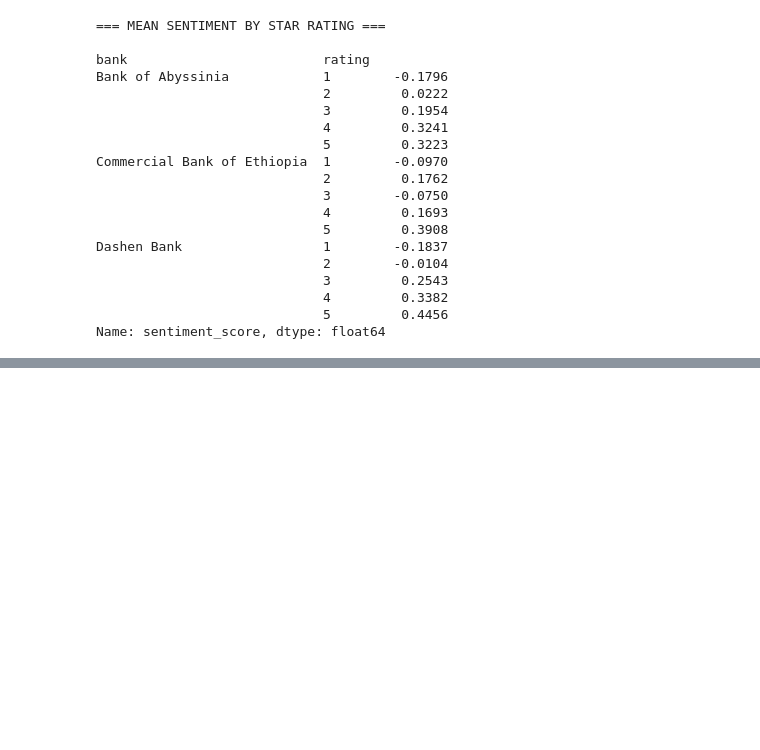
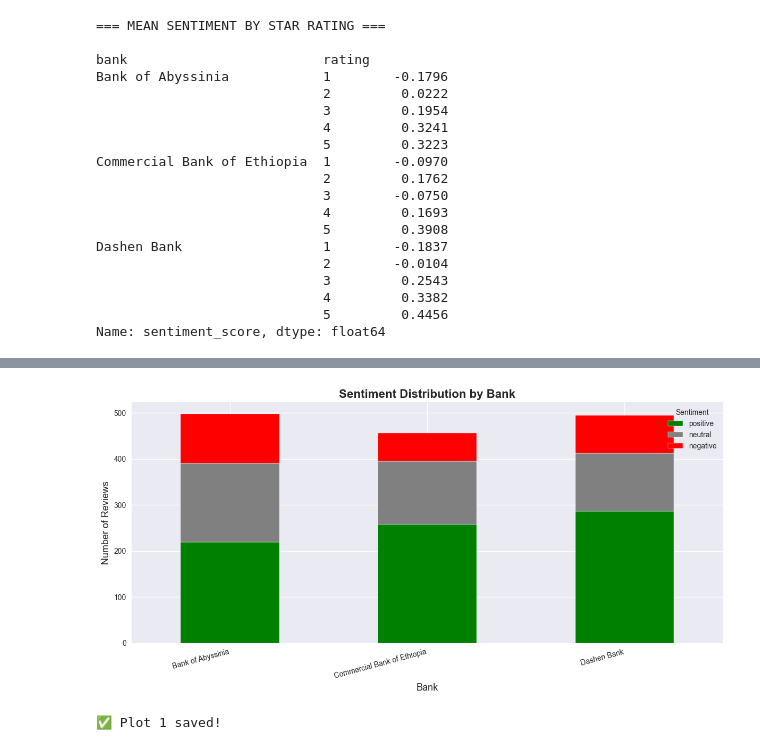
Before and after one commit to Samrawit-alemu/fintech-review-analytics, a Jupyter notebook: notebooks/sentiment_analysis.ipynb, the cells around one changed output, grey strips where cells are left out. Drawn from its saved outputs; the diff is of its cells as text; code cells hidden in the pictures; blank space fills up the shorter version.

```diff
--- a/notebooks/sentiment_analysis.ipynb
+++ b/notebooks/sentiment_analysis.ipynb
@@ -191,0 +245,27 @@ ModuleNotFoundError: No module named 'sklearn'
+# %%
+fig, ax = plt.subplots(figsize=(12, 6))
+
+sentiment_counts = df.groupby(['bank', 'sentiment_label']).size().unstack(fill_value=0)
+sentiment_counts = sentiment_counts[['positive', 'neutral', 'negative']]
+
+sentiment_counts.plot(
+    kind='bar',
+    stacked=True,
+    color=['green', 'grey', 'red'],
+    edgecolor='white',
+    ax=ax
+)
+
+ax.set_title('Sentiment Distribution by Bank', fontsize=16, fontweight='bold')
+ax.set_xlabel('Bank', fontsize=13)
+ax.set_ylabel('Number of Reviews', fontsize=13)
+ax.legend(title='Sentiment', loc='upper right')
+ax.set_xticklabels(ax.get_xticklabels(), rotation=15, ha='right')
+
+plt.tight_layout()
+plt.savefig('../data/raw/sentiment_distribution.png', dpi=150)
+plt.show()
+print("✅ Plot 1 saved!")
+# %% [output]
+[figure, added]
+✅ Plot 1 saved!
```
Also changed, not shown: parts of 7 cells of this notebook, 2 other files.
